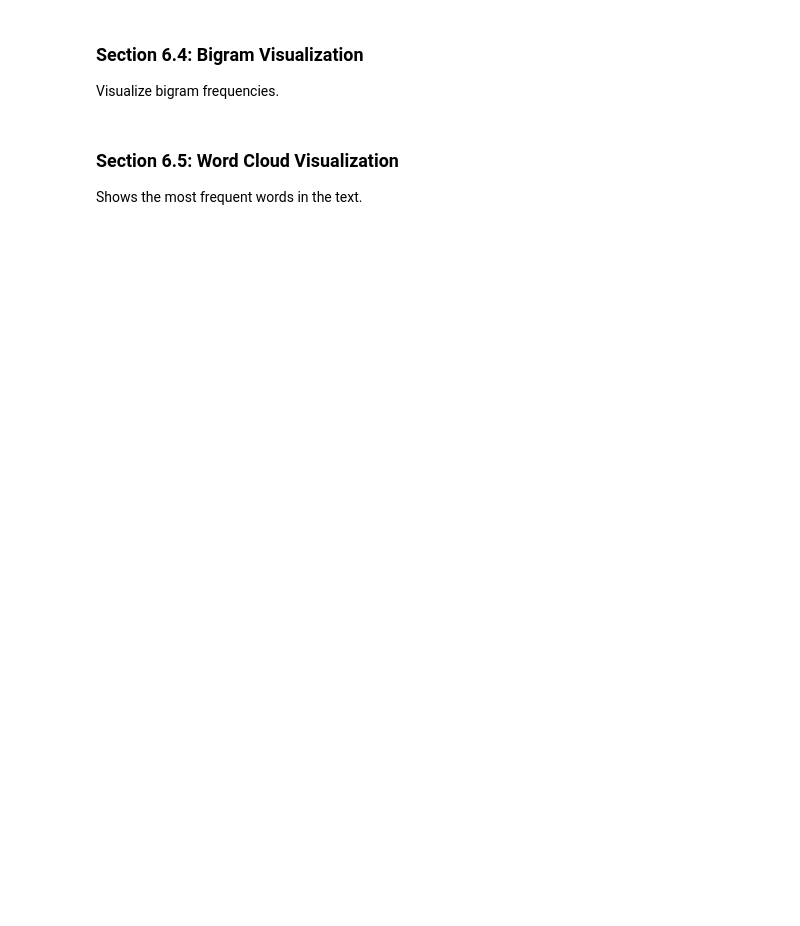
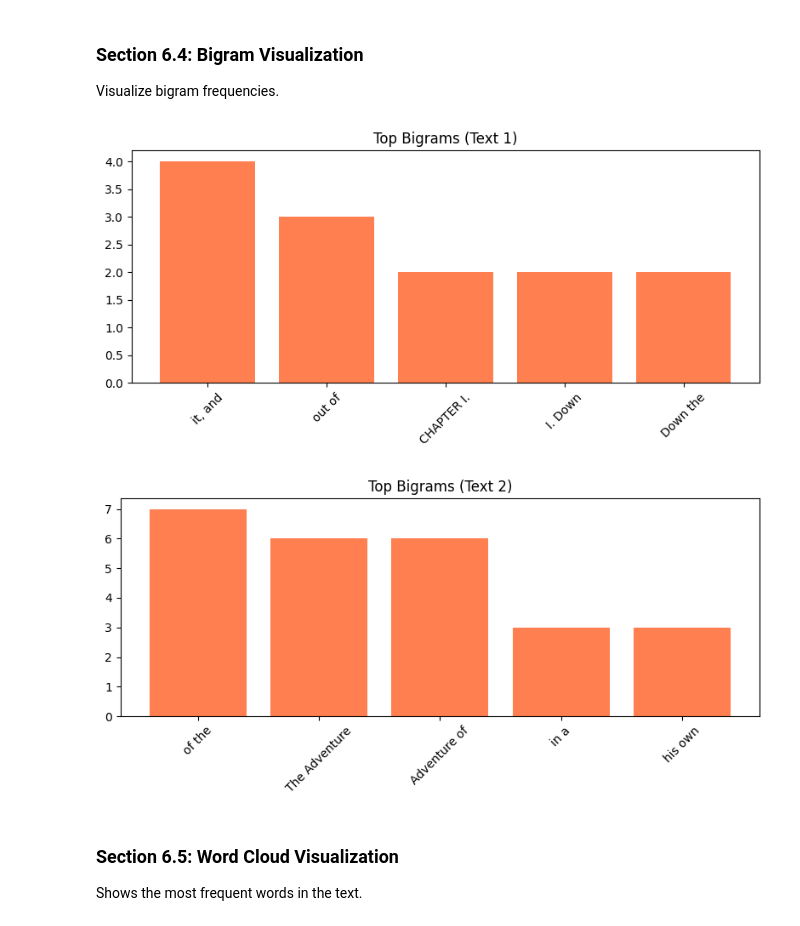
Before and after one commit to Jaagruthi-Musinada/Infosys_Springboard, a Jupyter notebook: Milestone-1/Code/Code(Milestone_1).ipynb, the cells around one changed output. Drawn from its saved outputs; the diff is of its cells as text; code cells hidden in the pictures; blank space fills up the shorter version.

```diff
--- a/Milestone-1/Code/Code(Milestone_1).ipynb
+++ b/Milestone-1/Code/Code(Milestone_1).ipynb
@@ -802,18 +1083,21 @@ Visualize bigram frequencies.
 # %%
 def plot_bigrams(bigrams, title="Top Bigrams"):
     """Plot top bigrams."""
     if bigrams:
         labels, counts = zip(*bigrams)
         plt.figure(figsize=(8, 4))
-        plt.bar(labels, counts, color='teal')
+        plt.bar(labels, counts, color='coral')
         plt.title(title, fontsize=12)
         plt.xticks(rotation=45)
         plt.tight_layout()
         plt.show()
 
 for key, data in loaded_texts.items():
     bigrams = analyze_bigrams(data['text'])
     plot_bigrams(bigrams, title=f"Top Bigrams ({key})")
+# %% [output]
+[figure, added]
+[figure, added]
 # %% [markdown]
 ### Section 6.5: Word Cloud Visualization
 Shows the most frequent words in the text.
```
Also changed, not shown: parts of 28 cells of this notebook.
